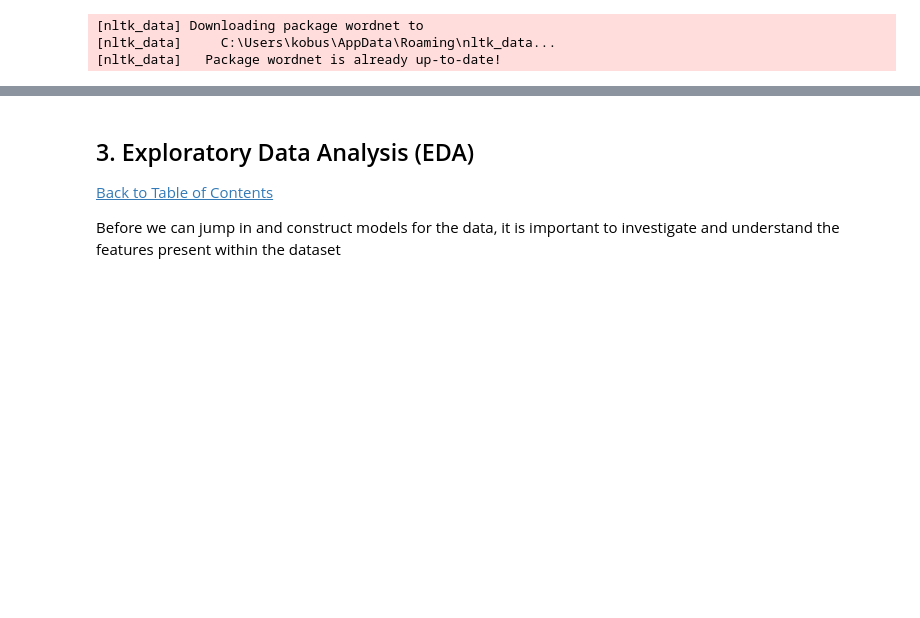
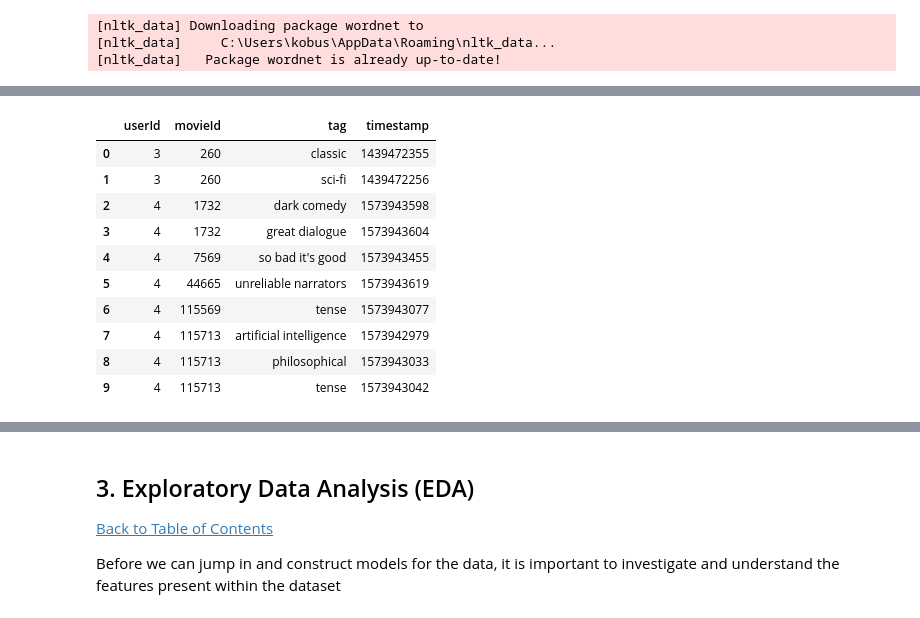
Before and after one commit to Kabous0017/Unsupervised-Learning-Team-NM4-VersionControl, a Jupyter notebook: FinalNotebook_Team_NM4.ipynb, the cells around one changed output, grey strips where cells are left out. Drawn from its saved outputs; the diff is of its cells as text; code cells hidden in the pictures; blank space fills up the shorter version.

```diff
--- a/FinalNotebook_Team_NM4.ipynb
+++ b/FinalNotebook_Team_NM4.ipynb
@@ -160,0 +337,16 @@ We load the data from the datafiles:
+# %%
+# Reading data from the tags.csv file and displaying format of the dataframe:
+tags_df = pd.read_csv("tags.csv")
+tags_df.head(10)
+# %% [output]
+|  | userId | movieId | tag | timestamp |
+| 0 | 3 | 260 | classic | 1439472355 |
+| 1 | 3 | 260 | sci-fi | 1439472256 |
+| 2 | 4 | 1732 | dark comedy | 1573943598 |
+| 3 | 4 | 1732 | great dialogue | 1573943604 |
+| 4 | 4 | 7569 | so bad it's good | 1573943455 |
+| 5 | 4 | 44665 | unreliable narrators | 1573943619 |
+| 6 | 4 | 115569 | tense | 1573943077 |
+| 7 | 4 | 115713 | artificial intelligence | 1573942979 |
+| 8 | 4 | 115713 | philosophical | 1573943033 |
+| 9 | 4 | 115713 | tense | 1573943042 |
```
Also changed, not shown: parts of 17 cells of this notebook, 1 other file.
